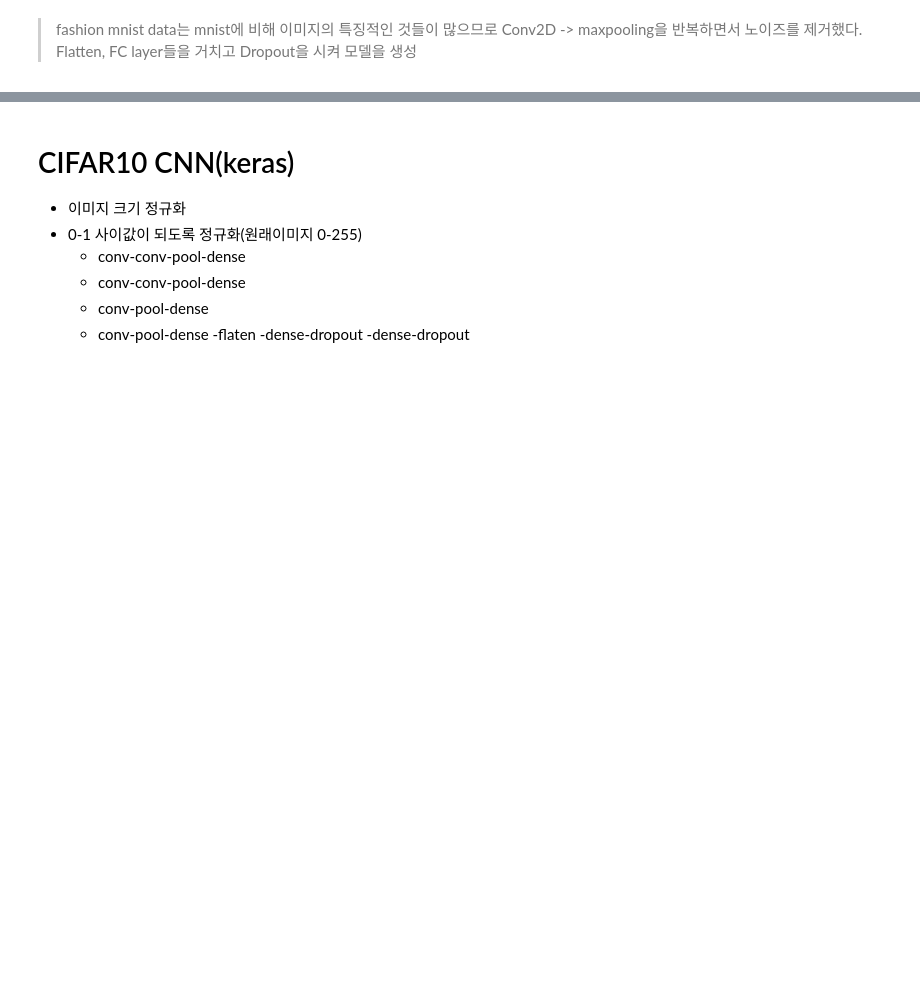
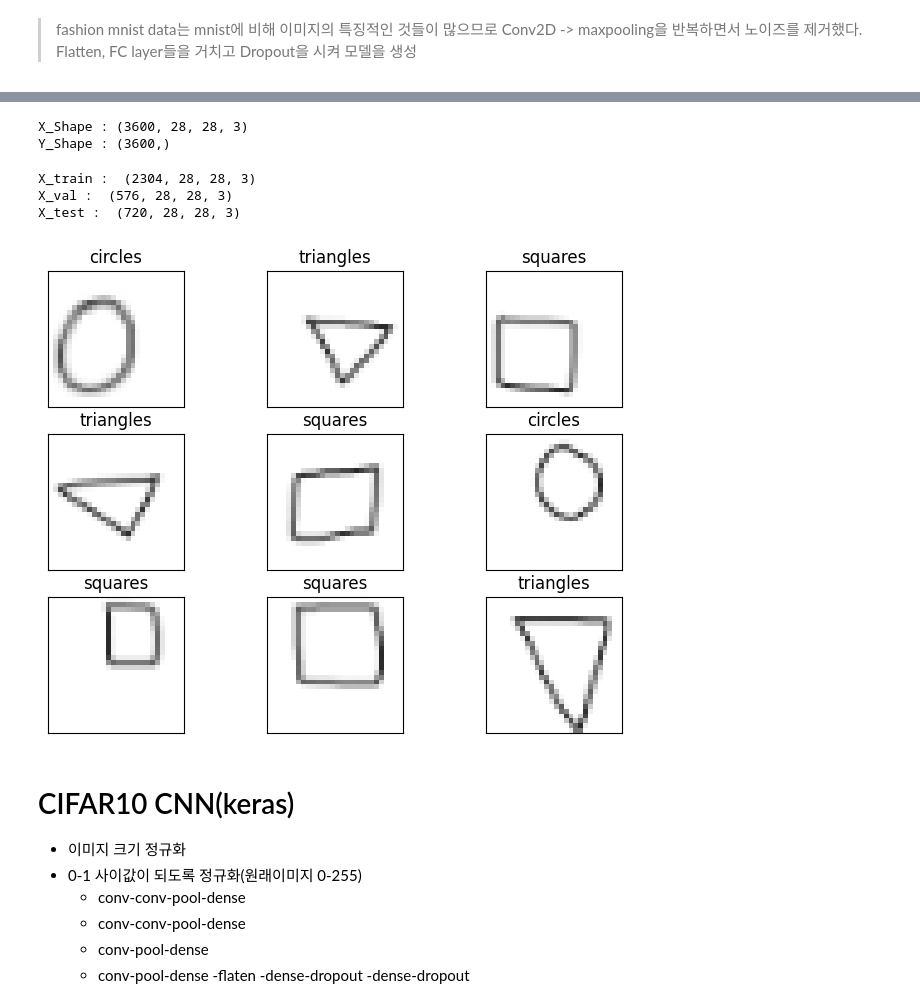
Before and after one commit to bogicho/FlyAI-5, a Jupyter notebook: Day6_ML_CNN.ipynb, the cells around one changed output, grey strips where cells are left out. Saved outputs shown, nothing was run; the diff lists cells and outputs as text; code cells hidden in the pictures; blank space fills up the shorter version.

```diff
--- a/Day6_ML_CNN.ipynb
+++ b/Day6_ML_CNN.ipynb
@@ -414,0 +487,46 @@ accurate: 0.909
+# %%
+def show_aug_image(image, generator, n_images=4):
+    # ImageDataGenerator는 여러개의 image를 입력으로 받기 때문에 4차원으로 입력 해야함.
+    image_batch = np.expand_dims(image, axis=0)
+    # featurewise_center or featurewise_std_normalization or zca_whitening 가 True일때만 fit 해주어야함
+    generator.fit(image_batch)
+    # flow로 image batch를 generator에 넣어주어야함.
+    data_gen_iter = generator.flow(image_batch)
+    result=[]
+    for i in range(n_images):
+    	#generator에 batch size 만큼 augmentation 적용(매번 적용이 다름)
+        aug_image_batch = next(data_gen_iter)
+        aug_image = np.squeeze(aug_image_batch)
+        aug_image = aug_image.astype('float')
+        aug_image/=255
+        result.append(aug_image)
+    return result
+# %%
+imagePath = '/content/drive/MyDrive/Colab Notebooks/shapes'
+categories = ['circles', 'squares', 'triangles']
+nb_classes = len(categories)
+
+data_generator_horizontal = ImageDataGenerator(horizontal_flip=True)
+data_generator_vertical = ImageDataGenerator(vertical_flip=True)
+data_generator_zoom = ImageDataGenerator(zoom_range=[0.5, 0.9])
+
+X = []
+for idx, cate in enumerate(categories):
+    label = [0 for i in range(nb_classes)]
+    label[idx] = 1
+    image_dir = imagePath+'/'+cate+'/'
+    for top, dir, f in os.walk(image_dir):
+        for filename in f:
+            image = cv2.cvtColor(cv2.imread(image_dir+filename), cv2.COLOR_BGR2RGB)
+            X+=show_aug_image(image, data_generator_horizontal, n_images=4)
+            X+=show_aug_image(image, data_generator_vertical, n_images=4)
+            X+=show_aug_image(image, data_generator_zoom, n_images=4)
+
+X = np.array(X)
+Y = np.concatenate([np.zeros(1200), np.full(1200, 1), np.full(1200, 2)])
+Y=Y.astype(int)
+print('X_Shape :' , X.shape)
+print('Y_Shape :' , Y.shape)
+# %% [output]
+X_Shape : (3600, 28, 28, 3)
+Y_Shape : (3600,)
@@ -414,0 +536,34 @@ accurate: 0.909
+# %%
+X_train,X_test,y_train,y_test = train_test_split(
+            X, Y,
+            test_size = 0.2,
+            random_state = 42)
+X_train, X_val, y_train, y_val = train_test_split(
+            X_train, y_train,
+            test_size = 0.2,
+            random_state = 42)
+
+print('X_train : ', X_train.shape)
+print('X_val : ', X_val.shape)
+print('X_test : ', X_test.shape)
+# %% [output]
+X_train :  (2304, 28, 28, 3)
+X_val :  (576, 28, 28, 3)
+X_test :  (720, 28, 28, 3)
+# %%
+import matplotlib.pyplot as plt
+
+samples = np.random.randint(len(X_train), size=9)
+class_names = ['circles', 'squares', 'triangles']
+
+plt.figure(figsize = (8, 6))
+
+for i, idx in enumerate(samples):
+   plt.subplot(3, 3, i+1)
+   plt.xticks([])
+   plt.yticks([])
+   plt.imshow(X_train[idx], cmap = 'gray')
+   plt.title(class_names[y_train[idx]])
+plt.show()
+# %% [output]
+[figure, added]
```
Also changed, not shown: parts of 75 cells of this notebook.
